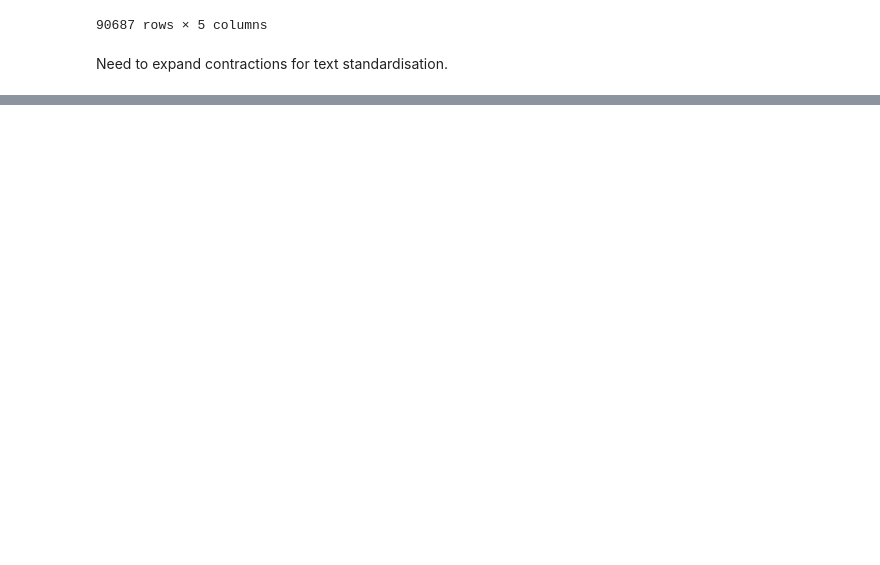
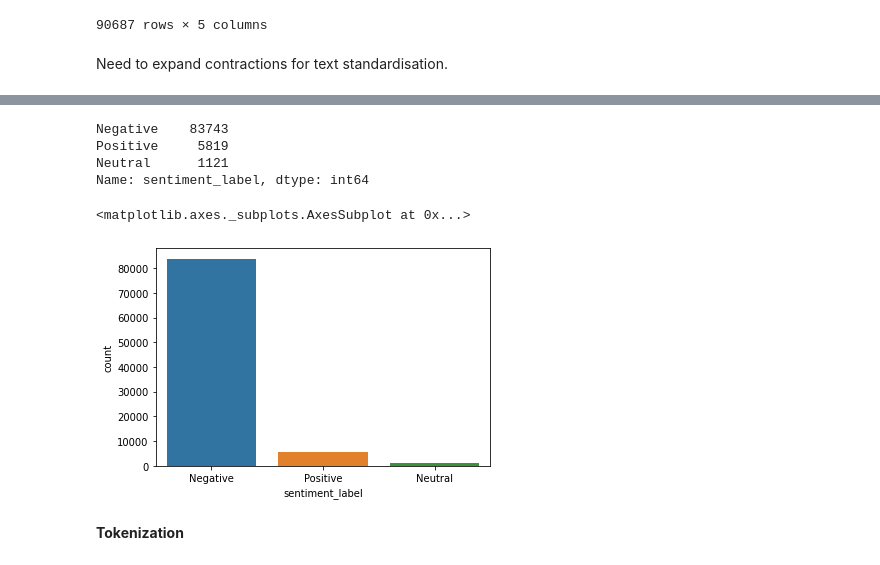
Before and after one commit to irxjxv/DataMining_Assessment, a Jupyter notebook: Twitter_Depression.ipynb, the cells around one changed output, grey strips where cells are left out. Cells and saved outputs as stored; diff of their text form; code cells hidden in the pictures; blank space fills up the shorter version.

```diff
--- a/Twitter_Depression.ipynb
+++ b/Twitter_Depression.ipynb
@@ -396,0 +493,8 @@ NameError: ignored
+# %%
+import nltk
+nltk.download('stopwords')
+from nltk.corpus import stopwords
+stopwords = stopwords.words('english')
+
+unique_tweets_df['clean_tweet'] = unique_tweets_df['clean_tweet'].apply(lambda x: ' '.join([item for item in x.split() if item not in stopwords]))
+unique_tweets_df
@@ -396,0 +519,4 @@ NameError: ignored
+# %%
+!pip install vaderSentiment
+from vaderSentiment.vaderSentiment import SentimentIntensityAnalyzer
+analyser = SentimentIntensityAnalyzer()
@@ -396,0 +533,3 @@ NameError: ignored
+# %%
+unique_tweets_df['compound_vader_score'] = unique_tweets_df['clean_tweet'].apply(lambda x: analyser.polarity_scores(x))
+unique_tweets_df
@@ -396,0 +550,10 @@ NameError: ignored
+# %%
+def sentimentPredict(sentiment):
+  if sentiment['compound'] >= 0.05:
+    return "Positive"
+  elif sentiment['compound'] <= -0.05:
+    return "Negative"
+  else:
+    return "Neutral"
+unique_tweets_df['sentiment_label'] = unique_tweets_df['compound_vader_score'].apply(lambda x: sentimentPredict(x))
+unique_tweets_df.head(10)
@@ -396,0 +572,16 @@ NameError: ignored
+# %%
+unique_tweets_df['sentiment_label'].value_counts()
+# %% [output]
+Negative    83743
+Positive     5819
+Neutral      1121
+Name: sentiment_label, dtype: int64
+# %%
+import seaborn as sns
+
+sns.countplot(unique_tweets_df['sentiment_label'])
+# %% [output]
+<matplotlib.axes._subplots.AxesSubplot at 0x...>
+[figure, added]
+# %% [markdown]
+**Tokenization**
```
Also changed, not shown: parts of 47 cells of this notebook.
